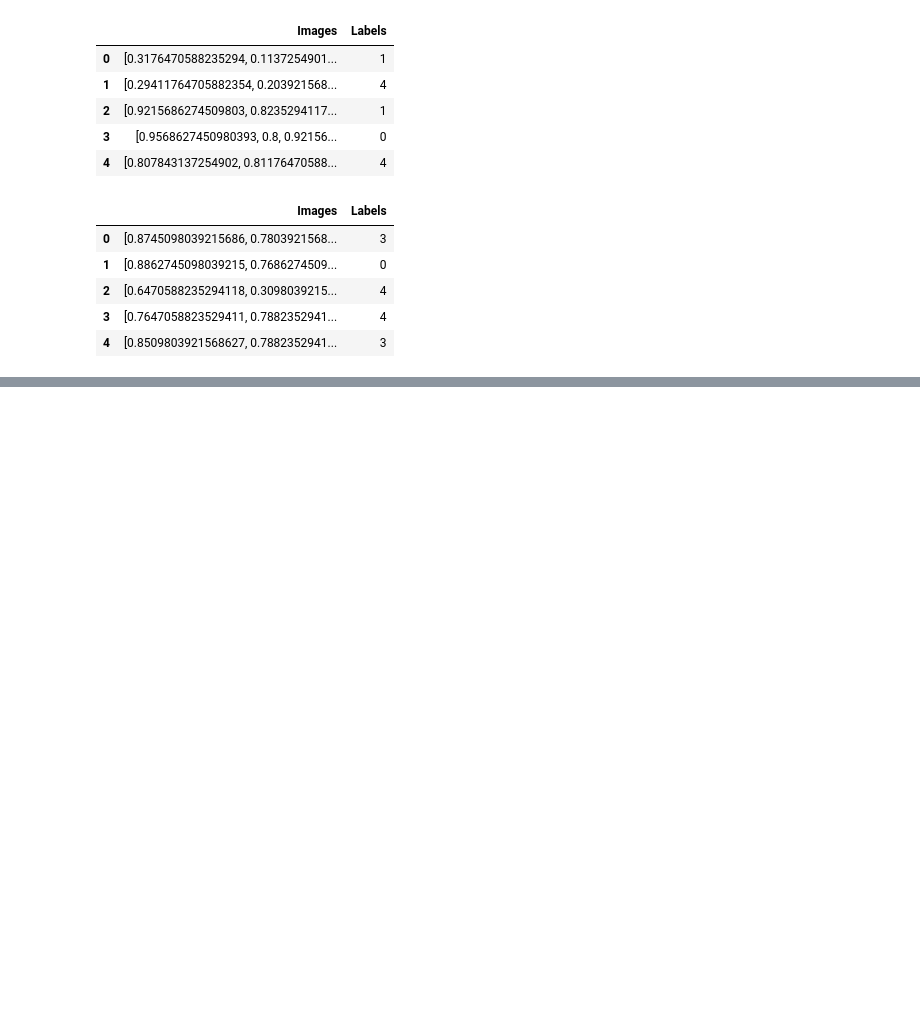
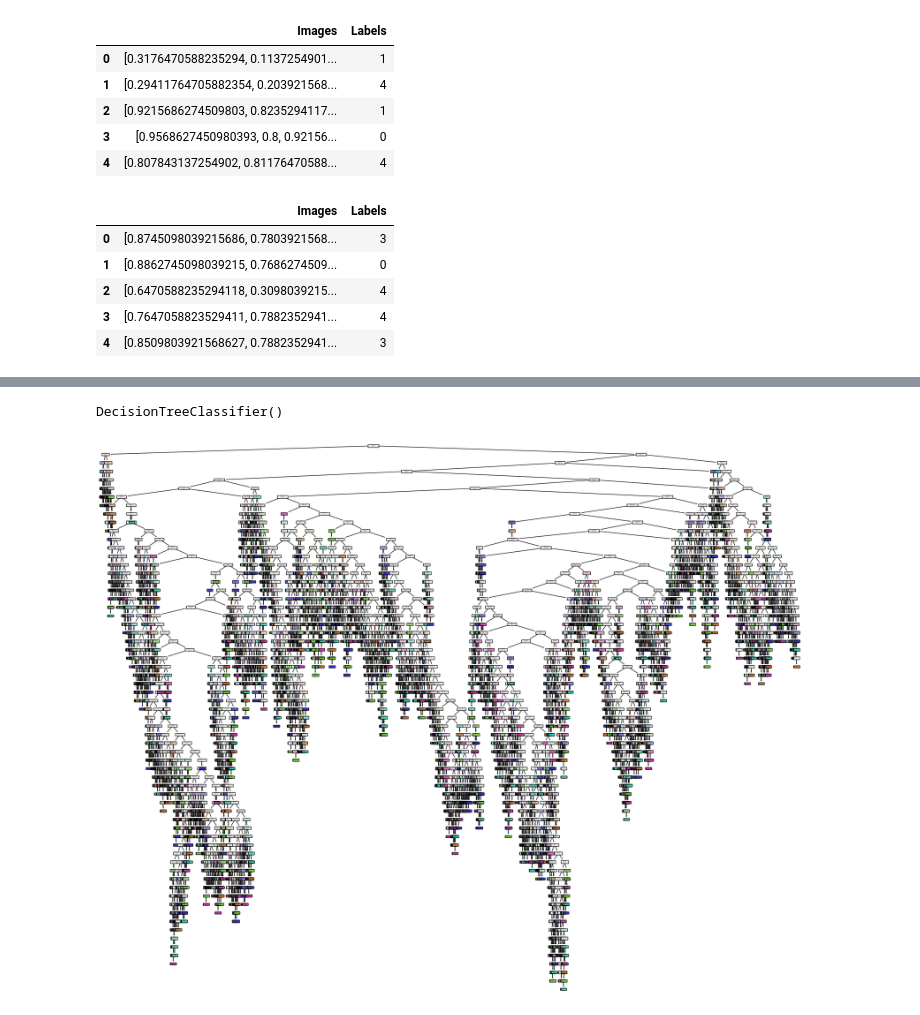
Before and after one commit to Snehee2901/Cancer-Classification, a Jupyter notebook: Project.ipynb, the cells around one changed output, grey strips where cells are left out. Cells and saved outputs as stored; diff of their text form; code cells hidden in the pictures; blank space fills up the shorter version.

Commit message:
Latest with Decision tree

```diff
--- a/Project.ipynb
+++ b/Project.ipynb
@@ -139,11 +139,3 @@ plt.show()
 [figure]
 # %% [markdown]
 ## Preprocessing
-# %%
-encoder = LabelEncoder()
-encoded = encoder.fit_transform(data['Labels'])
-data["Labels"] = encoder.fit_transform(data['Labels'])
-reverse_mapping = dict(zip(encoder.transform(encoder.classes_), encoder.classes_))
-# Print the mapping
-for number, label in reverse_mapping.items():
-    print("Number: {}, Label: {}".format(number, label))
@@ -348,8 +229,0 @@ train_loader_vis = torch.utils.data.DataLoader(train_set, 15, shuffle=True)
-# %%
-images, labels = next(iter(train_loader_vis))
-images, labels = images.numpy() , labels.numpy()
-
-for i in range(5):
-    plt.imshow(np.transpose(images[i] , (1,2,0)))
-    plt.title(train_set.classes[labels[i]])
-    plt.show()
@@ -452,7 +243,0 @@ DecisionTreeClassifier()
-# %%
-from sklearn import tree
-fig = plt.figure(figsize=(25,20))
-_ = tree.plot_tree(tree_classifier,
-                   feature_names="Image",
-                   class_names=train_generator.classes,
-                   filled=True)
@@ -466,0 +301,18 @@ len(y)
+# %%
+tree_classifier = DecisionTreeClassifier()
+
+# Train the decision tree classifier using the extracted features
+tree_classifier.fit(X, y)
+# %% [output]
+DecisionTreeClassifier()
+# %%
+from sklearn import tree
+fig = plt.figure(figsize=(25,20))
+feature_names = [str(i) for i in range(X.shape[1])]
+class_names = [str(label) for label in train_generator.classes]  # Convert class labels to strings
+_ = tree.plot_tree(tree_classifier,
+                   feature_names=feature_names,
+                   class_names=class_names,
+                   filled=True)
+# %% [output]
+[figure, added]
```
Also changed, not shown: parts of 24 cells of this notebook.
